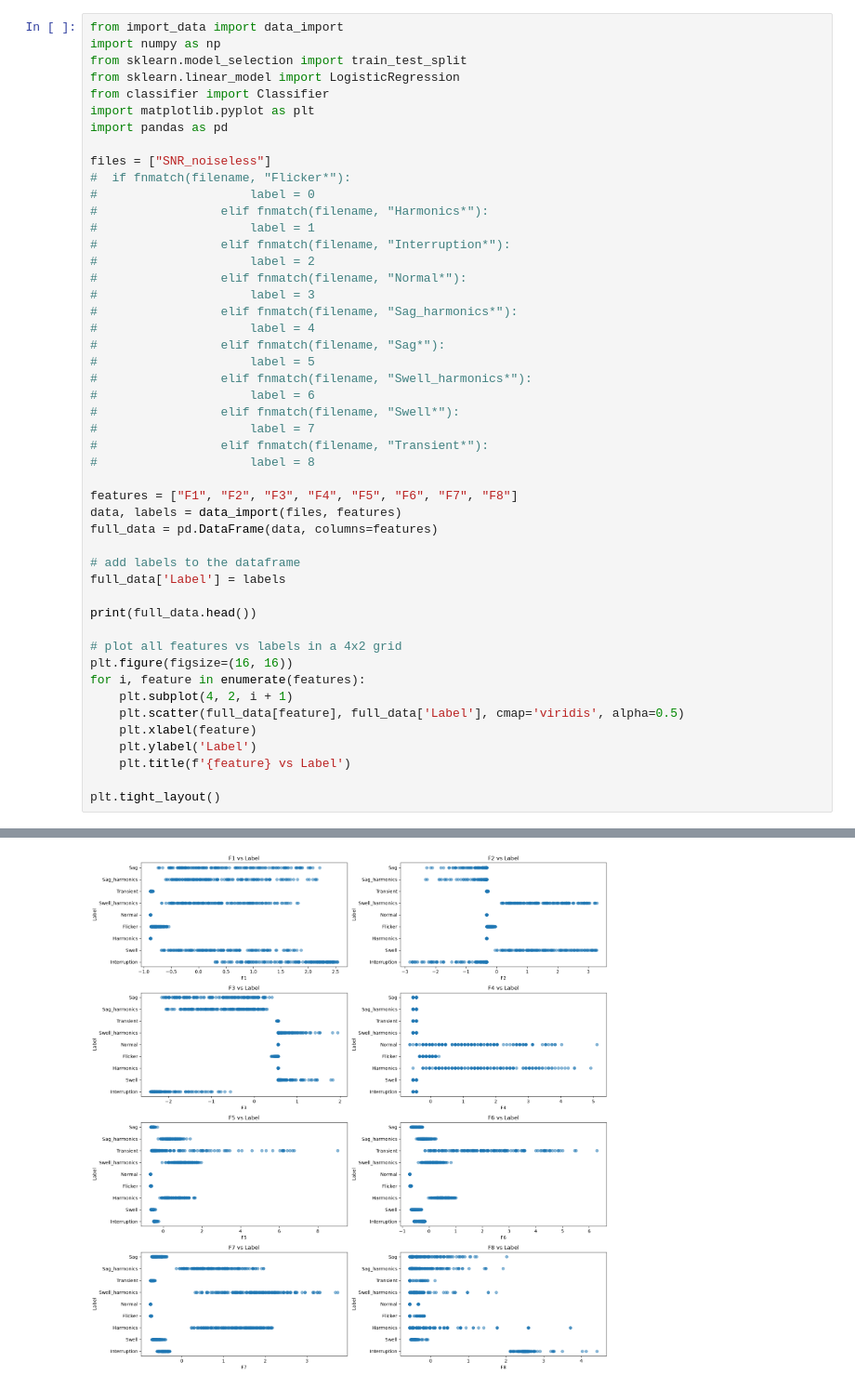
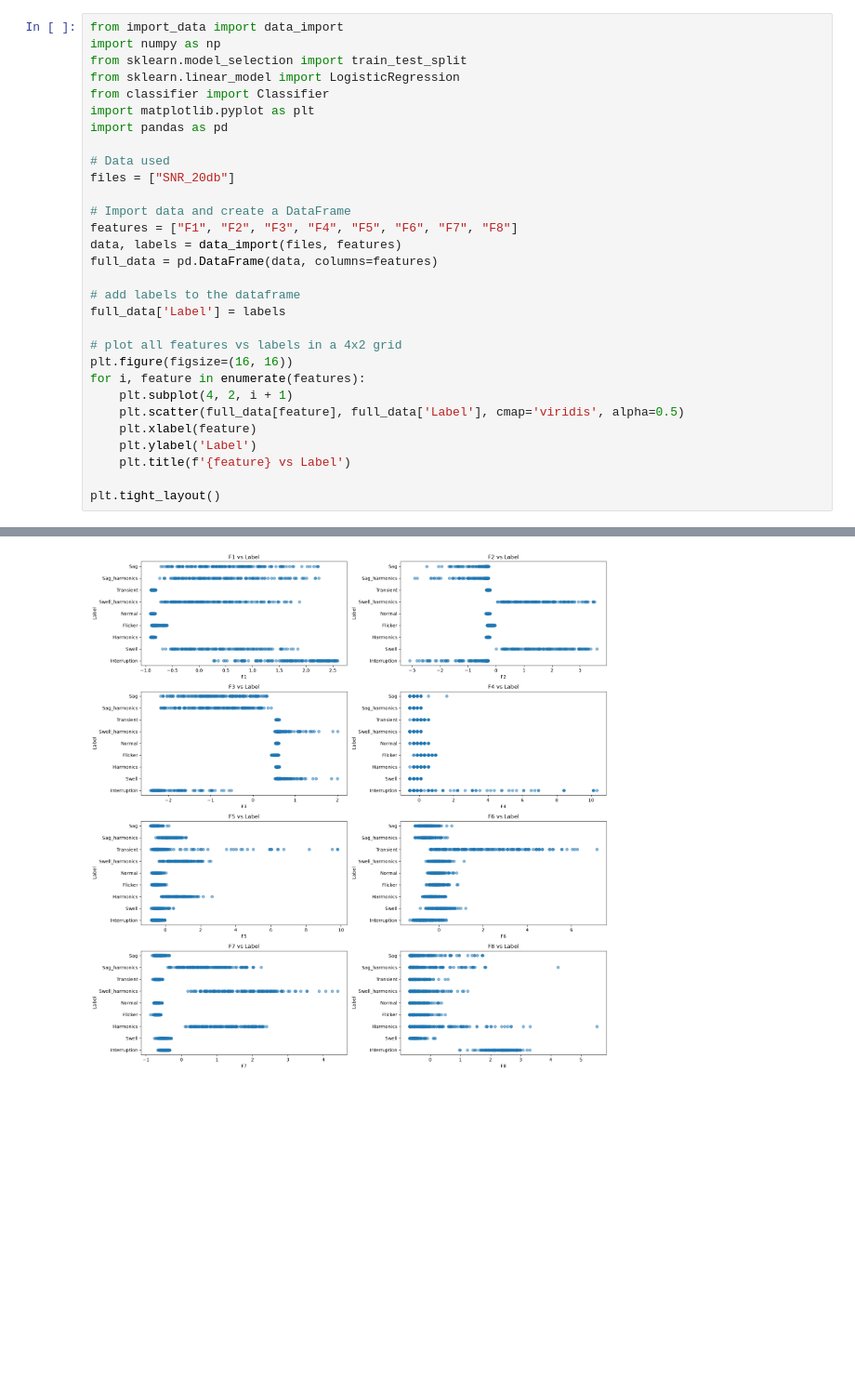
Before and after one commit to Kibestar/EE4C12---Machine-Learning-Project, a Jupyter notebook: Code/01 Task/features.ipynb, the cells around one changed output, grey strips where cells are left out. Shown at 93% size. Saved outputs shown, nothing was run; the diff lists cells and outputs as text; blank space fills up the shorter version.

```diff
--- a/Code/01 Task/features.ipynb
+++ b/Code/01 Task/features.ipynb
@@ -7,34 +7,16 @@ from classifier import Classifier
 import matplotlib.pyplot as plt
 import pandas as pd
 
-files = ["SNR_noiseless"]
-#  if fnmatch(filename, "Flicker*"):
-#                     label = 0
-#                 elif fnmatch(filename, "Harmonics*"):
-#                     label = 1
-#                 elif fnmatch(filename, "Interruption*"):
-#                     label = 2
-#                 elif fnmatch(filename, "Normal*"):
-#                     label = 3
-#                 elif fnmatch(filename, "Sag_harmonics*"):
-#                     label = 4
-#                 elif fnmatch(filename, "Sag*"):
-#                     label = 5
-#                 elif fnmatch(filename, "Swell_harmonics*"):
-#                     label = 6
-#                 elif fnmatch(filename, "Swell*"):
-#                     label = 7
-#                 elif fnmatch(filename, "Transient*"):
-#                     label = 8
+# Data used
+files = ["SNR_20db"]
 
+# Import data and create a DataFrame
 features = ["F1", "F2", "F3", "F4", "F5", "F6", "F7", "F8"]
 data, labels = data_import(files, features)
 full_data = pd.DataFrame(data, columns=features)
 
 # add labels to the dataframe
 full_data['Label'] = labels
-
-print(full_data.head())
 
 # plot all features vs labels in a 4x2 grid
 plt.figure(figsize=(16, 16))
@@ -64 +46 @@ Number of files in the dataset folder:  9
-[figure, old version]
+[figure, new version]
```
Also changed, not shown: parts of 1 cell of this notebook, 5 other files.
